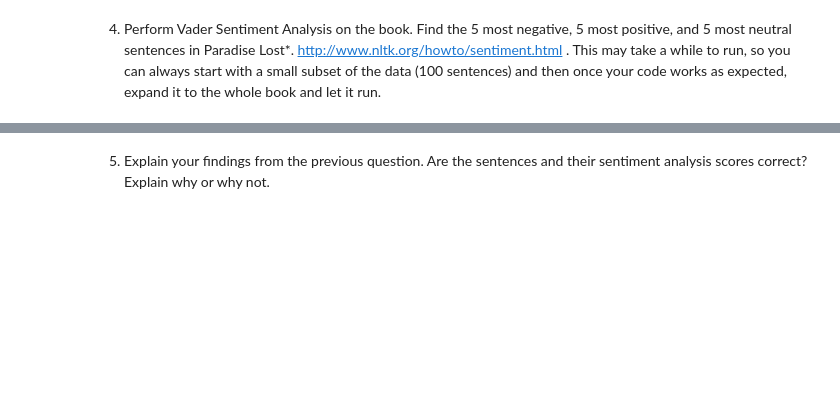
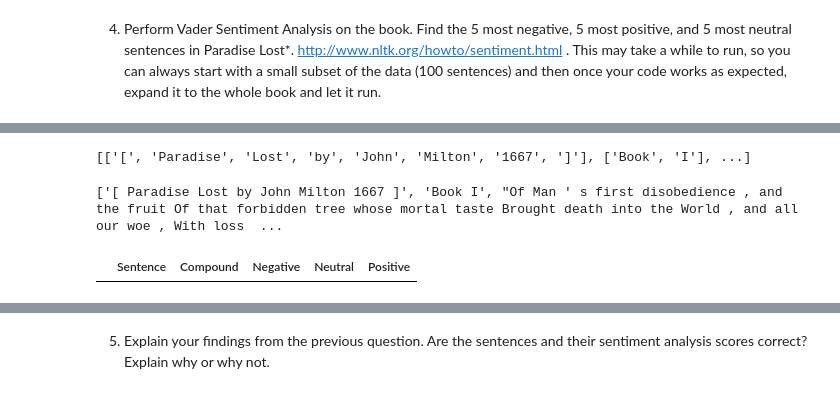
Before and after one commit to vedamy/Final_Homework, a Jupyter notebook: week-20/Week-20 Assignment Homework.ipynb, the cells around one changed output, grey strips where cells are left out. Drawn from its saved outputs; the diff is of its cells as text; code cells hidden in the pictures; blank space fills up the shorter version.

```diff
--- a/week-20/Week-20 Assignment Homework.ipynb
+++ b/week-20/Week-20 Assignment Homework.ipynb
@@ -69,0 +282,7 @@ print(gutenberg.words('milton-paradise.txt'))
+# %%
+analyzer = SentimentIntensityAnalyzer()
+
+text_sentences = nltk.corpus.gutenberg.sents('milton-paradise.txt')
+print(text_sentences)
+# %% [output]
+[['[', 'Paradise', 'Lost', 'by', 'John', 'Milton', '1667', ']'], ['Book', 'I'], ...]
@@ -69,0 +297,14 @@ print(gutenberg.words('milton-paradise.txt'))
+# %%
+out=[]
+
+for i in range(0,len(text_sentences)):
+    out.append(put_together(text_sentences[i]))
+print(out)
+# %% [output]
+['[ Paradise Lost by John Milton 1667 ]', 'Book I', "Of Man ' s first disobedience , and the fruit Of that forbidden tree whose mortal taste Brought death into the World , and all our woe , With loss  ...
+# %%
+import pandas as pd
+sa_df = pd.DataFrame(columns = ['Sentence', 'Compound', 'Negative', 'Neutral', 'Positive'])
+sa_df
+# %% [output]
+|  | Sentence | Compound | Negative | Neutral | Positive |
```
Also changed, not shown: parts of 23 cells of this notebook, 2 other files.
